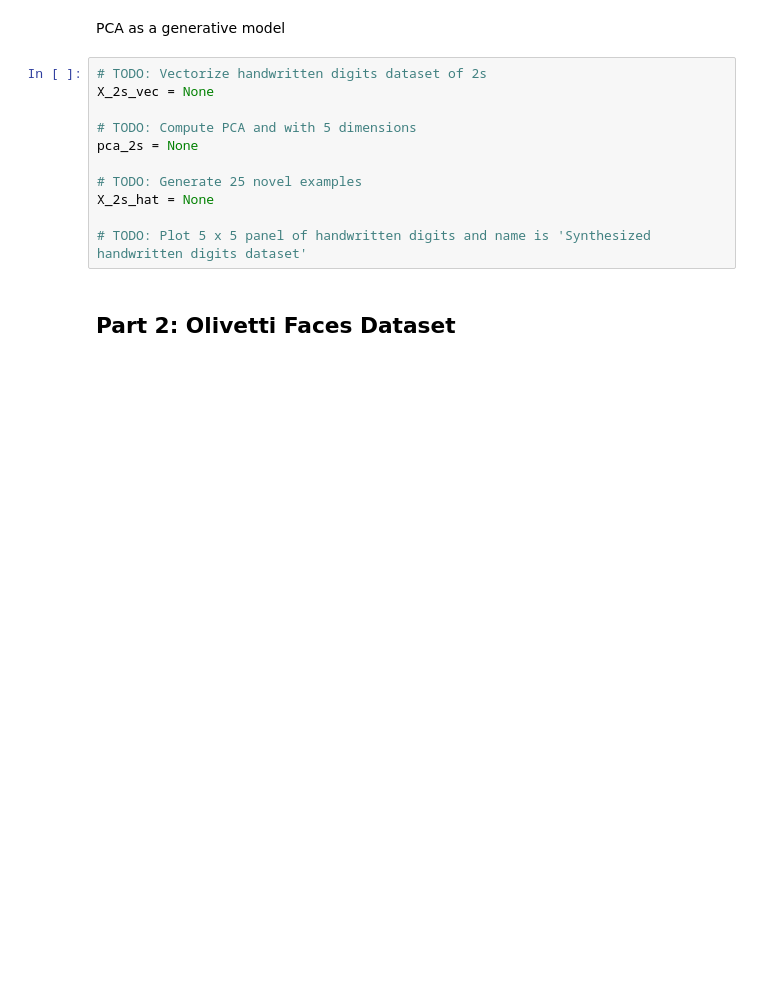
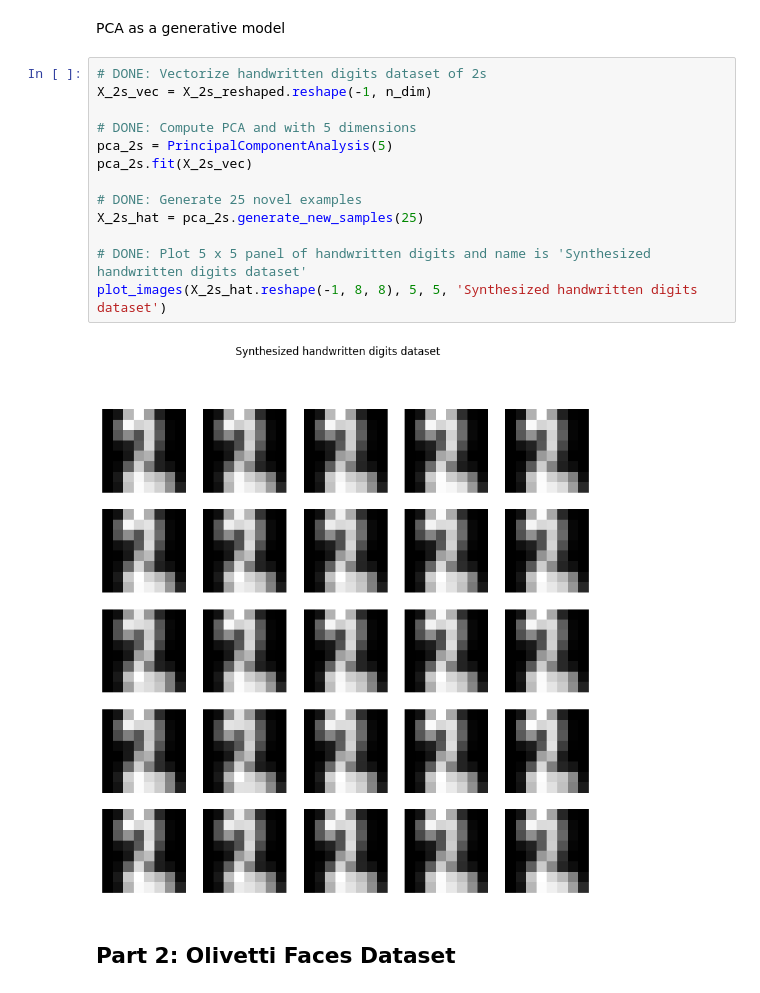
Before and after one commit to haileyrobertson/robertson-cpsc581, a Jupyter notebook: assignments/a4/04_assignment_pca.ipynb, the cells around one changed output. Saved outputs shown, nothing was run; the diff lists cells and outputs as text; blank space fills up the shorter version.

```diff
--- a/assignments/a4/04_assignment_pca.ipynb
+++ b/assignments/a4/04_assignment_pca.ipynb
@@ -404,16 +410,20 @@ X_2s_reshaped = None
 # %% [markdown]
 PCA as a generative model
 # %%
-# TODO: Vectorize handwritten digits dataset of 2s
-X_2s_vec = None
+# DONE: Vectorize handwritten digits dataset of 2s
+X_2s_vec = X_2s_reshaped.reshape(-1, n_dim)
 
-# TODO: Compute PCA and with 5 dimensions
-pca_2s = None
+# DONE: Compute PCA and with 5 dimensions
+pca_2s = PrincipalComponentAnalysis(5)
+pca_2s.fit(X_2s_vec)
 
-# TODO: Generate 25 novel examples
-X_2s_hat = None
+# DONE: Generate 25 novel examples
+X_2s_hat = pca_2s.generate_new_samples(25)
 
-# TODO: Plot 5 x 5 panel of handwritten digits and name is 'Synthesized handwritten digits dataset'
+# DONE: Plot 5 x 5 panel of handwritten digits and name is 'Synthesized handwritten digits dataset'
+plot_images(X_2s_hat.reshape(-1, 8, 8), 5, 5, 'Synthesized handwritten digits dataset')
+# %% [output]
+[figure, added]
 # %% [markdown]
 ## Part 2: Olivetti Faces Dataset
 # %%
```
Also changed, not shown: parts of 2 cells of this notebook.
